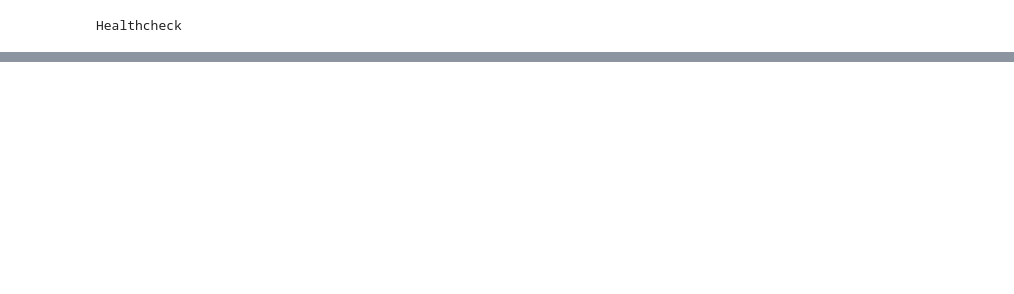
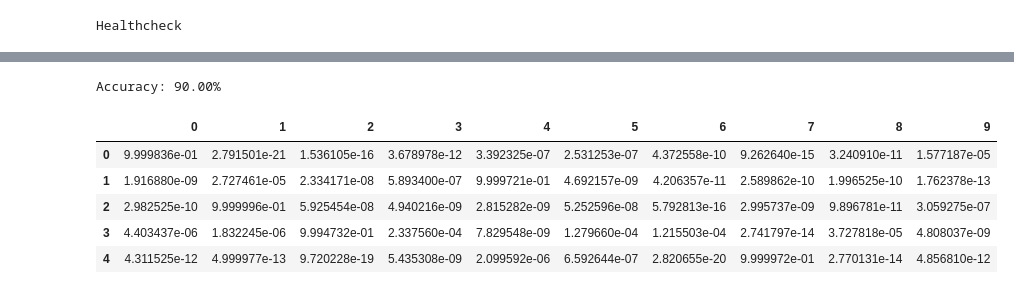
Before and after one commit to SandWithCheese/Tubes01_ML, a Jupyter notebook: src/notebooks/develop/bcn-1-testing.ipynb, the cells around one changed output, grey strips where cells are left out. Saved outputs shown, nothing was run; the diff lists cells and outputs as text; code cells hidden in the pictures; blank space fills up the shorter version.

```diff
--- a/src/notebooks/develop/bcn-1-testing.ipynb
+++ b/src/notebooks/develop/bcn-1-testing.ipynb
@@ -51,0 +93,3 @@ Random state: 819
+# %%
+X_train, X_test, y_train, y_test = train_test_split(X, y, random_state=0, test_size=0.7)
+print(X_train.shape, X_test.shape)
@@ -51,0 +98,26 @@ Random state: 819
+# %%
+layer_sizes = [784, 50, 50, 10]
+
+activation_functions = [
+    ActivationFunction.RELU,
+    ActivationFunction.RELU,
+    ActivationFunction.SOFTMAX,
+]
+
+loss_function = LossFunction.CATEGORICAL_CROSS_ENTROPY
+
+weights_setup = [
+    WeightsSetup(initializer=WeightInitializer.XAVIER),
+    WeightsSetup(initializer=WeightInitializer.XAVIER),
+    WeightsSetup(initializer=WeightInitializer.XAVIER),
+]
+
+model = FFNN(
+    layer_sizes=layer_sizes,
+    activation_functions=activation_functions,
+    loss_function=loss_function,
+    weights_setup=weights_setup,
+    epochs=100,
+    verbose=True,
+    learning_rate=0.0001,
+)
@@ -51,0 +142,2 @@ Random state: 819
+# %%
+model.fit(X_train, y_train)
@@ -51,0 +162,9 @@ Random state: 819
+# %%
+y_pred = model.predict(X_test)
+y_true = y_test
+
+accuracy = np.mean(np.argmax(y_pred, axis=1) == np.argmax(y_true, axis=1))
+
+print(f"Accuracy: {accuracy * 100:.2f}%")
+# %% [output]
+Accuracy: 90.00%
@@ -51,0 +173,10 @@ Random state: 819
+# %%
+y_pred_df = pd.DataFrame(y_pred)
+y_pred_df.head()
+# %% [output]
+|  | 0 | 1 | 2 | 3 | 4 | 5 | 6 | 7 | 8 | 9 |
+| 0 | 9.999836e-01 | 2.791501e-21 | 1.536105e-16 | 3.678978e-12 | 3.392325e-07 | 2.531253e-07 | 4.372558e-10 | 9.262640e-15 | 3.240910e-11 | 1.577187e-05 |
+| 1 | 1.916880e-09 | 2.727461e-05 | 2.334171e-08 | 5.893400e-07 | 9.999721e-01 | 4.692157e-09 | 4.206357e-11 | 2.589862e-10 | 1.996525e-10 | 1.762378e-13 |
+| 2 | 2.982525e-10 | 9.999996e-01 | 5.925454e-08 | 4.940216e-09 | 2.815282e-09 | 5.252596e-08 | 5.792813e-16 | 2.995737e-09 | 9.896781e-11 | 3.059275e-07 |
+| 3 | 4.403437e-06 | 1.832245e-06 | 9.994732e-01 | 2.337560e-04 | 7.829548e-09 | 1.279660e-04 | 1.215503e-04 | 2.741797e-14 | 3.727818e-05 | 4.808037e-09 |
+| 4 | 4.311525e-12 | 4.999977e-13 | 9.720228e-19 | 5.435308e-09 | 2.099592e-06 | 6.592644e-07 | 2.820655e-20 | 9.999972e-01 | 2.770131e-14 | 4.856810e-12 |
```
Also changed, not shown: parts of 11 cells of this notebook, 3 other files.
